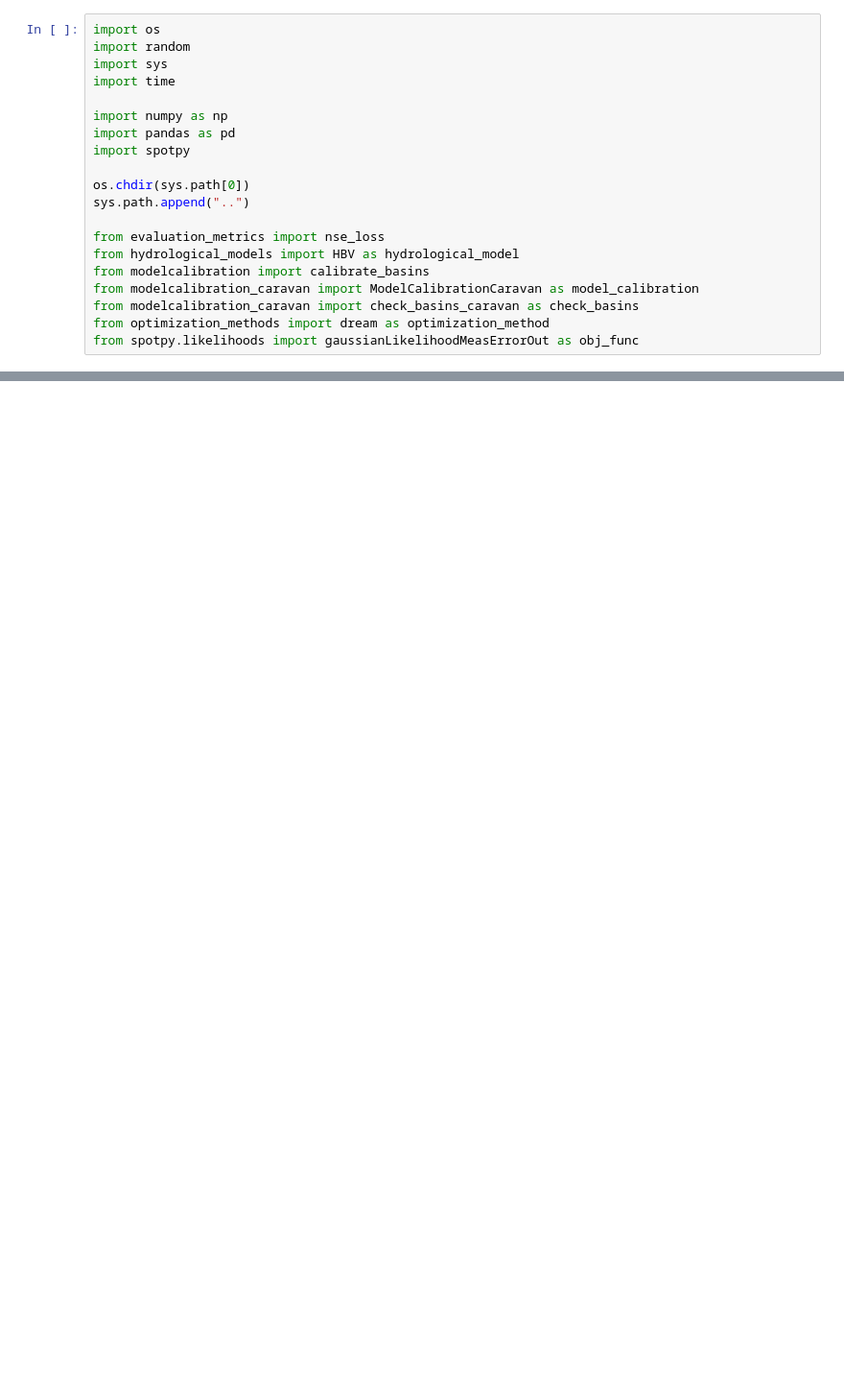
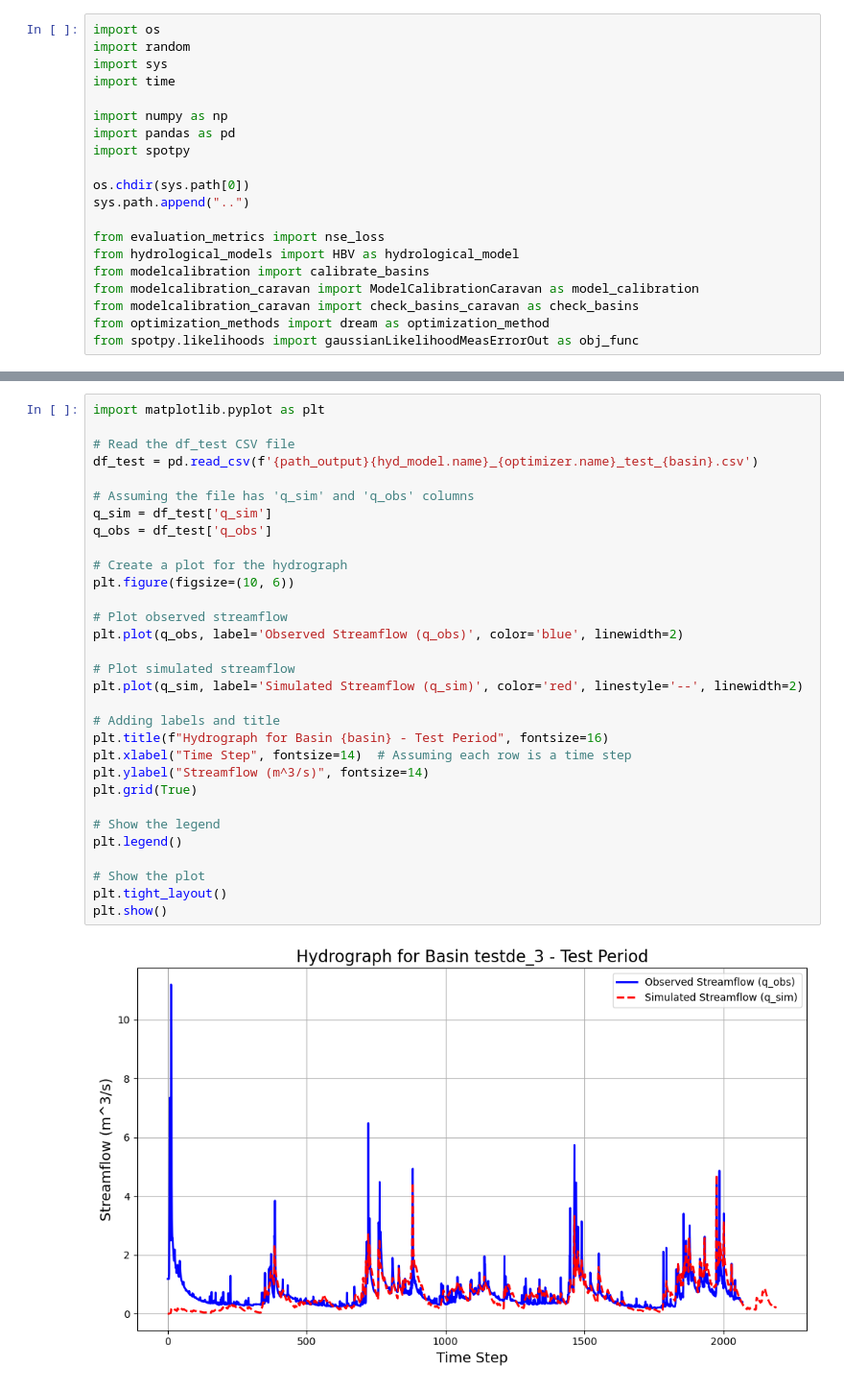
Before and after one commit to Ash-Manoj/Hy2DL_Caravan, a Jupyter notebook: Hy2DL/conceptual_models/experiment_schwarzbach_eobs.ipynb, the cells around one changed output, grey strips where cells are left out. Shown: that part at 96% size. Cells and saved outputs as stored; diff of their text form; blank space fills up the shorter version.

```diff
--- a/Hy2DL/conceptual_models/experiment_schwarzbach_eobs.ipynb
+++ b/Hy2DL/conceptual_models/experiment_schwarzbach_eobs.ipynb
@@ -193,3 +193,36 @@ Total calibration time: 303 seconds
+# %%
+import matplotlib.pyplot as plt
+
+# Read the df_test CSV file
+df_test = pd.read_csv(f'{path_output}{hyd_model.name}_{optimizer.name}_test_{basin}.csv')
+
+# Assuming the file has 'q_sim' and 'q_obs' columns
+q_sim = df_test['q_sim']
+q_obs = df_test['q_obs']
+
+# Create a plot for the hydrograph
+plt.figure(figsize=(10, 6))
+
+# Plot observed streamflow
+plt.plot(q_obs, label='Observed Streamflow (q_obs)', color='blue', linewidth=2)
+
+# Plot simulated streamflow
+plt.plot(q_sim, label='Simulated Streamflow (q_sim)', color='red', linestyle='--', linewidth=2)
+
+# Adding labels and title
+plt.title(f"Hydrograph for Basin {basin} - Test Period", fontsize=16)
+plt.xlabel("Time Step", fontsize=14)  # Assuming each row is a time step
+plt.ylabel("Streamflow (m^3/s)", fontsize=14)
+plt.grid(True)
+
+# Show the legend
+plt.legend()
+
+# Show the plot
+plt.tight_layout()
+plt.show()
+# %% [output]
+[figure, added]
 # %%
 import pandas as pd
 import matplotlib.pyplot as plt
```
Also changed, not shown: parts of 5 cells of this notebook, 16 other files.
